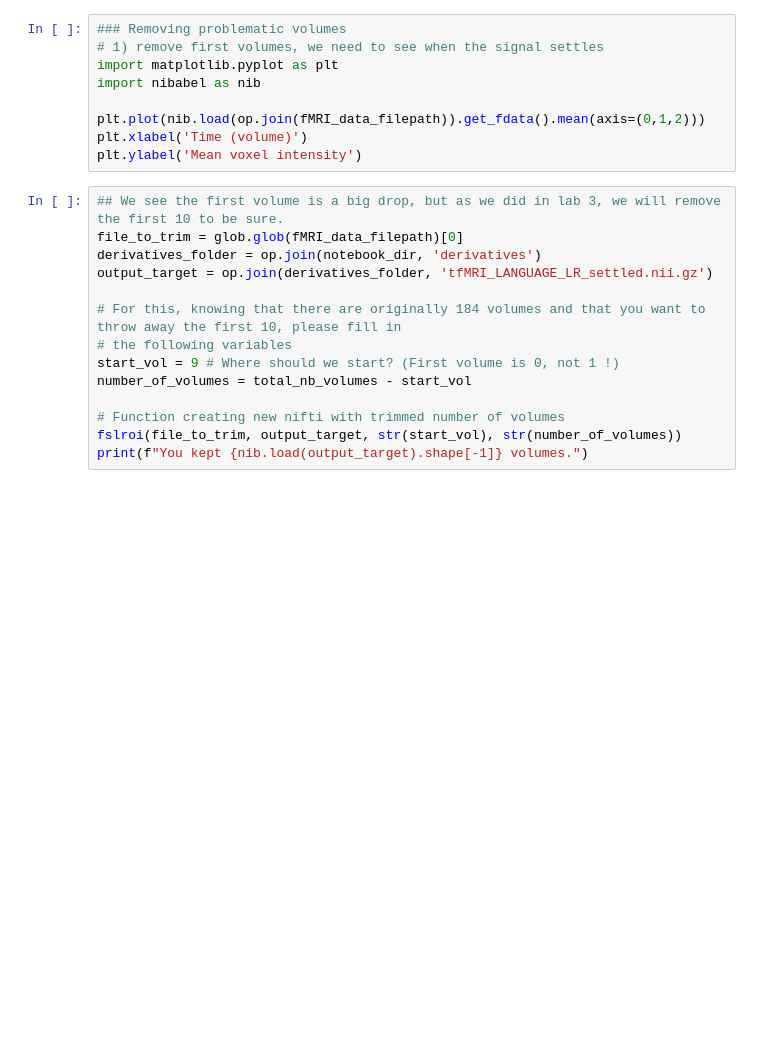
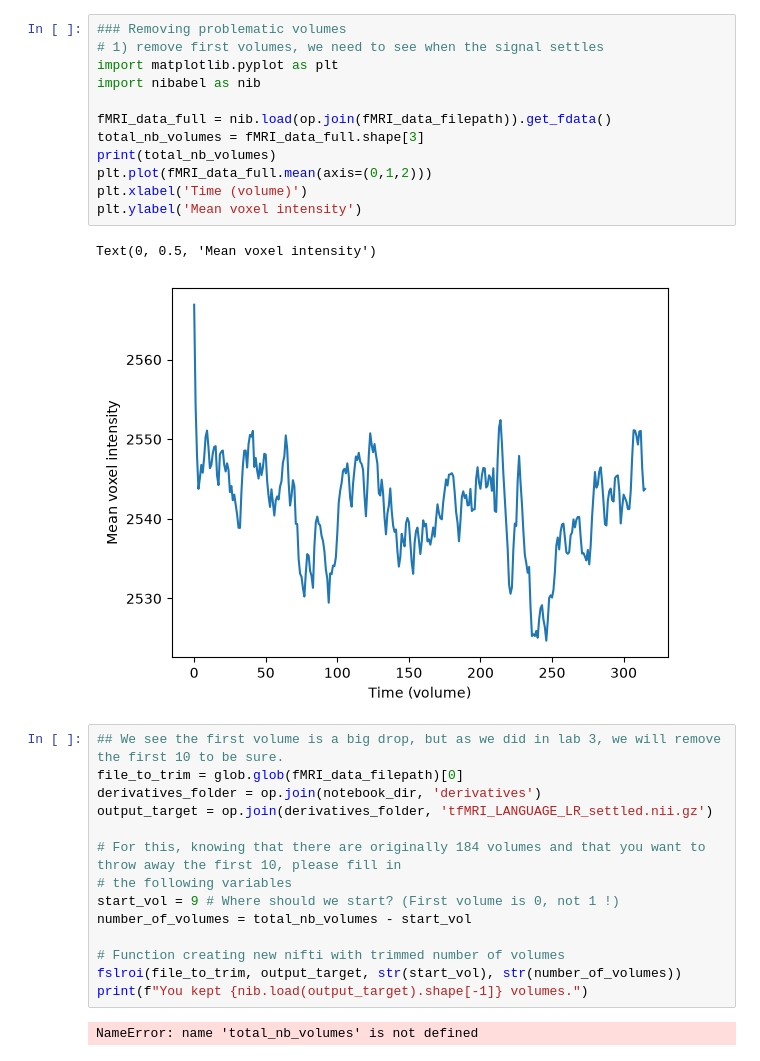
Before and after one commit to nazimov14/NSSP_MiniProjects, a Jupyter notebook: Part1-2_Functional_Preproc.ipynb, the cells around one changed output. Cells and saved outputs as stored; diff of their text form; blank space fills up the shorter version.

Commit message:
volume forgor variable

```diff
--- a/Part1-2_Functional_Preproc.ipynb
+++ b/Part1-2_Functional_Preproc.ipynb
@@ -87,12 +118,18 @@ fsleyesDisplay.show()
 # %%
 ### Removing problematic volumes
 # 1) remove first volumes, we need to see when the signal settles
 import matplotlib.pyplot as plt
 import nibabel as nib
 
-plt.plot(nib.load(op.join(fMRI_data_filepath)).get_fdata().mean(axis=(0,1,2)))
+fMRI_data_full = nib.load(op.join(fMRI_data_filepath)).get_fdata()
+total_nb_volumes = fMRI_data_full.shape[3]
+print(total_nb_volumes)
+plt.plot(fMRI_data_full.mean(axis=(0,1,2)))
 plt.xlabel('Time (volume)')
 plt.ylabel('Mean voxel intensity')
+# %% [output]
+Text(0, 0.5, 'Mean voxel intensity')
+[figure, added]
 # %%
 ## We see the first volume is a big drop, but as we did in lab 3, we will remove the first 10 to be sure.
 file_to_trim = glob.glob(fMRI_data_filepath)[0]
@@ -107,3 +144,5 @@ number_of_volumes = total_nb_volumes - start_vol
 # Function creating new nifti with trimmed number of volumes
 fslroi(file_to_trim, output_target, str(start_vol), str(number_of_volumes))
 print(f"You kept {nib.load(output_target).shape[-1]} volumes.")
+# %% [output]
+NameError: name 'total_nb_volumes' is not defined
```
Also changed, not shown: parts of 3 cells of this notebook.
